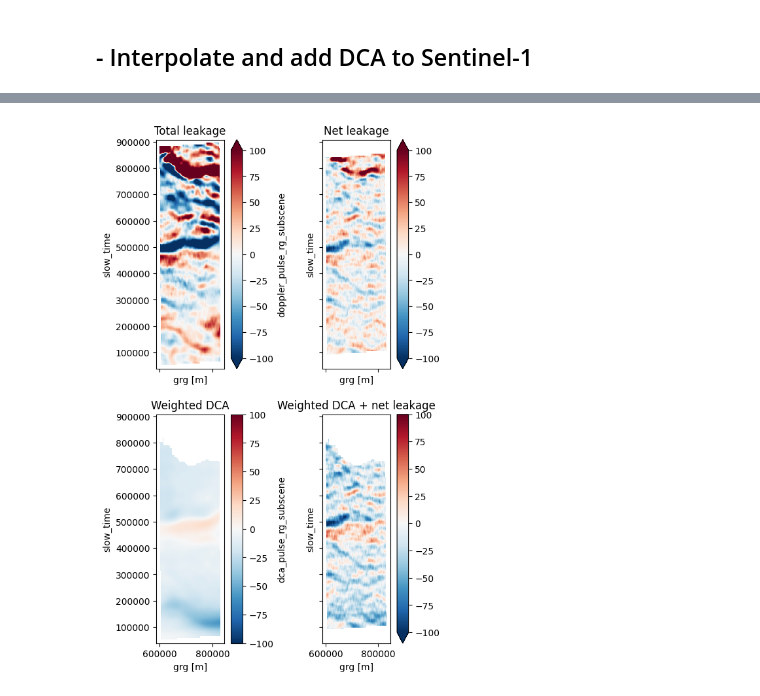
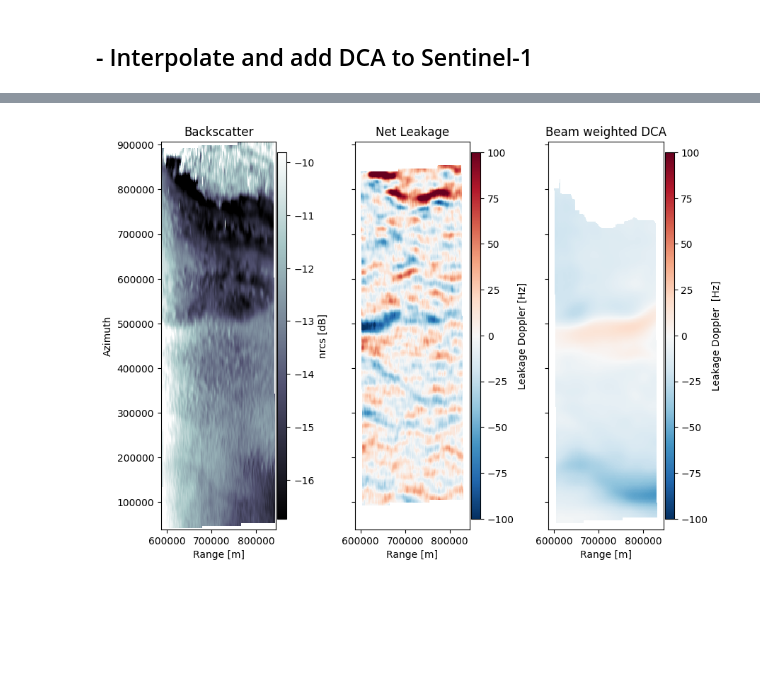
Before and after one commit to owenodriscoll/DopSCA_leakage, a Jupyter notebook: Sentinel1_analyses/add_dca_sentinel1.ipynb, the cells around one changed output, grey strips where cells are left out. Drawn from its saved outputs; the diff is of its cells as text; code cells hidden in the pictures; blank space fills up the shorter version.

```diff
--- a/Sentinel1_analyses/add_dca_sentinel1.ipynb
+++ b/Sentinel1_analyses/add_dca_sentinel1.ipynb
@@ -136,0 +83,8 @@ obj_copy.S1_file.dca.plot(robust = True)
+# %%
+dca_interp = DCA(filenames=files_dca,
+    latitudes=obj_copy.S1_file.latitude.values,
+    longitudes=obj_copy.S1_file.longitude.values).add_dca()
+
+obj_copy.S1_file['dca'] = (['azimuth_time', 'ground_range'], dca_interp)
+
+obj_copy.S1_file.dca.plot(robust = True)
@@ -174,21 +131,40 @@ observation.data['doppler_w_dca_pulse_rg_subscene'] = observation.data['doppler_
 observation.data['dca_pulse_rg_subscene'] = observation.data['dca_pulse_rg'].rolling(grg=observation.grg_N, slow_time=observation.slow_time_N, center=True).mean()
 
 observation.data = observation.data.transpose('az_idx', 'grg', 'slow_time')
-# %%
-net_leakage_velocity = observation.data['doppler_pulse_rg_subscene']- observation.data['doppler_pulse_rg_subscene_inverted']
-
-fig, axes = plt.subplots(2, 2, figsize=(6, 10), sharex=True, sharey=True)
-
-observation.data['doppler_pulse_rg_subscene'].T.plot(vmax = 100, ax = axes[0,0])
-net_leakage_velocity.T.plot(vmax = 100, ax = axes[0,1])
-observation.data['dca_pulse_rg_subscene'].T.plot(vmax = 100, ax = axes[1,0])
-(observation.data['dca_pulse_rg_subscene'] + net_leakage_velocity).T.plot(vmax = 100, ax = axes[1,1])
-
-axes[0,0].set_title('Total leakage')
-axes[0,1].set_title('Net leakage')
-axes[1,0].set_title('Weighted DCA')
-axes[1,1].set_title('Weighted DCA + net leakage')
-
-_ = [ax.axes.set_aspect('equal') for ax in axes.ravel()]
-# %% [output]
-[figure, removed]
+# %%
+cbar_kwargs = {'shrink':0.7, 'aspect':40, 'pad' : 0.01, 'extend':'neither'}
+plot_kwargs = {'robust': True}
+plot_leakage_kwargs = {'vmin': -100, 'vmax': 100, 'cmap' : 'RdBu_r'}
+plot_leakage_net_kwargs = {'vmin': -2, 'vmax': 2, 'cmap' : 'PiYG'}
+label_kwargs = {'xlabel':'Range [m]', 'ylabel':'Azimuth [m]'}
+
+net_leakage = observation.data['doppler_pulse_rg_subscene']- observation.data['doppler_pulse_rg_subscene_inverted']
+
+nx = 3; ny = 1
+fig, axes = plt.subplots(ny, nx, figsize = (9, 8), sharex=True, sharey=True)
+
+(10*np.log10(observation.data['nrcs_scat'])).T.plot(ax= axes[0],
+                                          **{'cmap': 'bone', **plot_kwargs},
+                                          cbar_kwargs = {'label':'nrcs [dB]', **cbar_kwargs})
+net_leakage.T.plot(ax= axes[1],
+                                                  **{**plot_leakage_kwargs},
+                                                  cbar_kwargs = {'label':'Leakage Doppler [Hz]', **cbar_kwargs})
+observation.data['dca_pulse_rg_subscene'].T.plot(ax= axes[2],
+                                             **{**plot_leakage_kwargs, **plot_kwargs},
+                                             cbar_kwargs = {'label':'Leakage Doppler  [Hz]', **cbar_kwargs})
+# (observation.data['dca_pulse_rg_subscene'] + net_leakage).T.plot(ax= axes[3],
+#                     **{**plot_leakage_kwargs, **plot_kwargs},
+#                     cbar_kwargs = {'label':'Leakage Doppler [Hz]', **cbar_kwargs})
+
+
+titles = ['Backscatter', 'Net Leakage', 'Beam weighted DCA']
+x_labels = ['Range [m]'] * nx
+y_labels = ['Azimuth'] + [''] * (nx - ny)
+_ = [ax.axes.set_title(i) for ax, i in zip(axes.ravel(), titles)]
+_ = [ax.axes.set_xlabel(i) for ax, i in zip(axes.ravel(), x_labels)]
+_ = [ax.axes.set_ylabel(i) for ax, i in zip(axes.ravel(), y_labels)]
+_ = [ax.axes.set_aspect('equal') for ax in axes.ravel()]
+
+plt.tight_layout()
+# %% [output]
+[figure, added]
```
Also changed, not shown: parts of 6 cells of this notebook, 1 other file.
